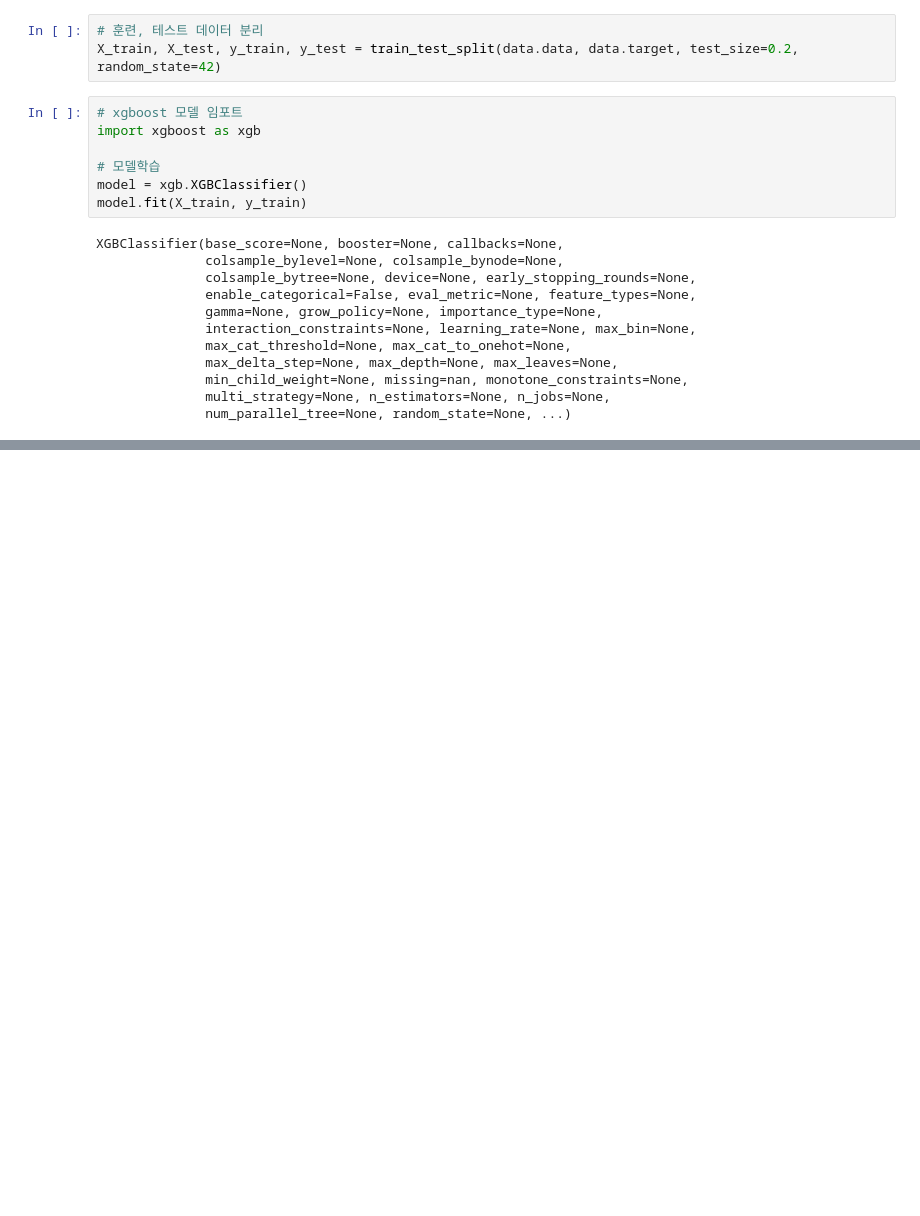
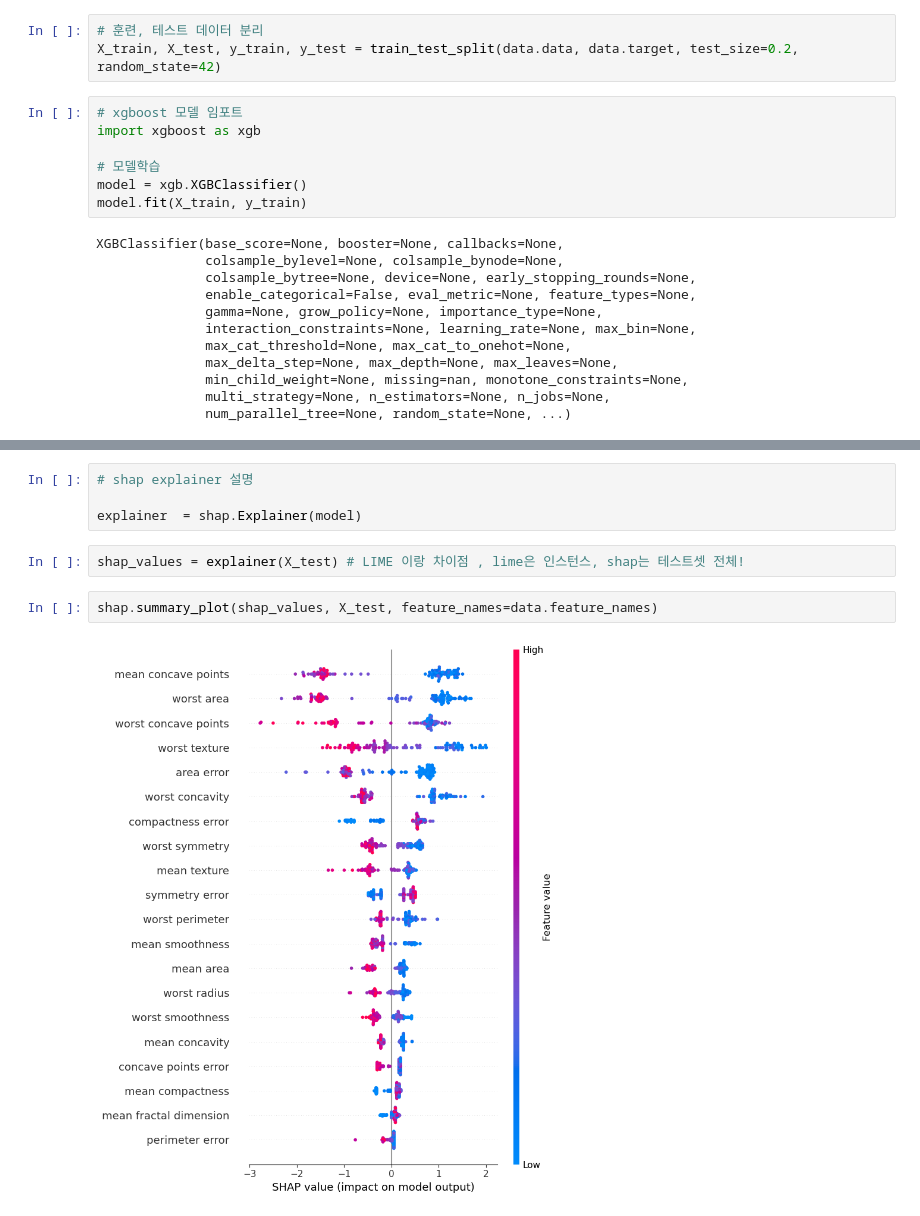
Before and after one commit to jd0421/ICT, a Jupyter notebook: Data_analysis_mid_240831_241110/python/XAI/SHAP.ipynb, the cells around one changed output, grey strips where cells are left out. Saved outputs shown, nothing was run; the diff lists cells and outputs as text; blank space fills up the shorter version.

```diff
--- a/Data_analysis_mid_240831_241110/python/XAI/SHAP.ipynb
+++ b/Data_analysis_mid_240831_241110/python/XAI/SHAP.ipynb
@@ -63,0 +65,10 @@ Note: you may need to restart the kernel to use updated packages.
+# %%
+# shap explainer 설명
+
+explainer  = shap.Explainer(model)
+# %%
+shap_values = explainer(X_test) # LIME 이랑 차이점 , lime은 인스턴스, shap는 테스트셋 전체!
+# %%
+shap.summary_plot(shap_values, X_test, feature_names=data.feature_names)
+# %% [output]
+[figure, added]
```
Also changed, not shown: parts of 3 cells of this notebook.
